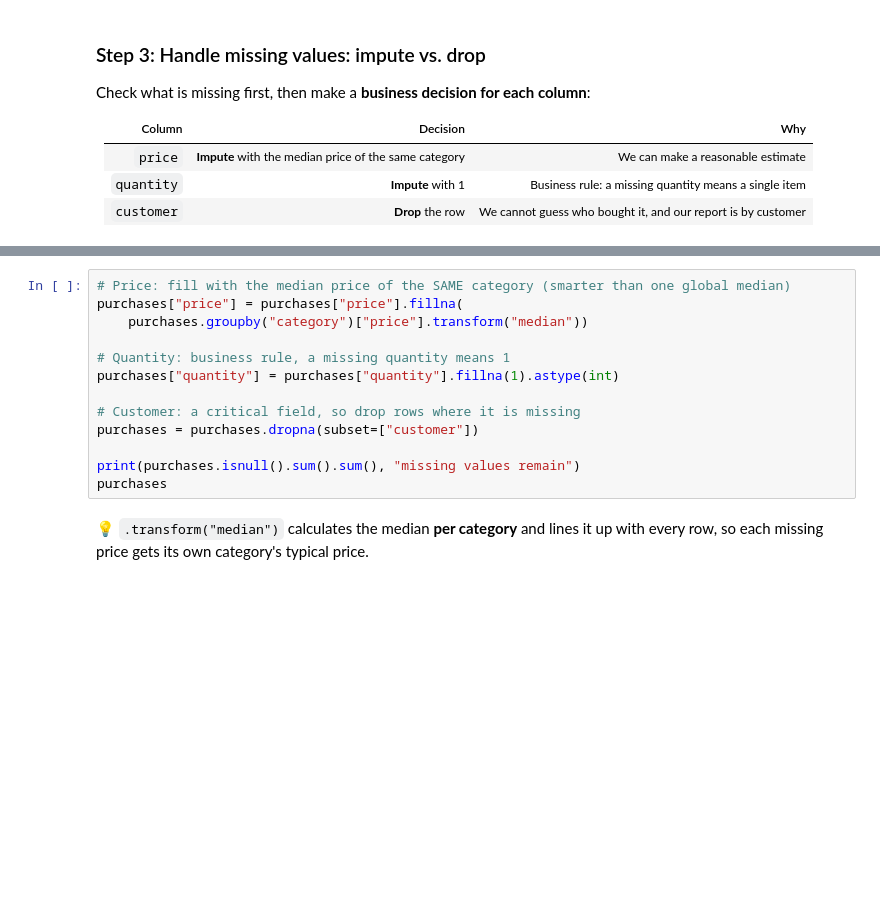
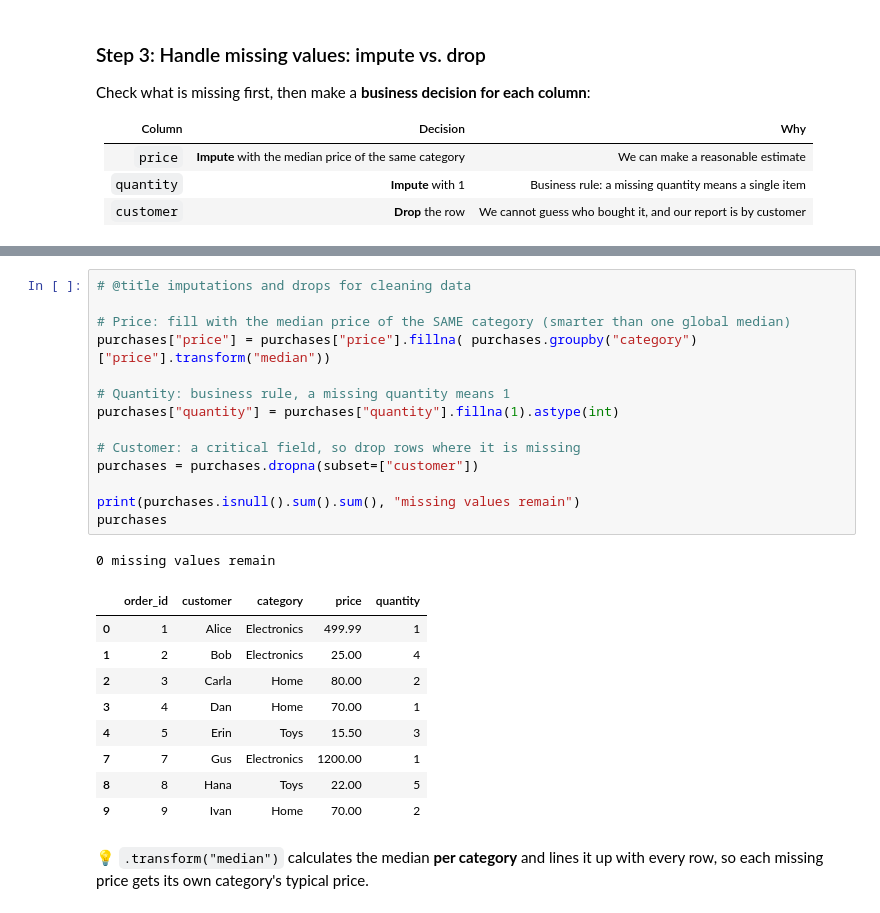
Before and after one commit to profhamilton3/DataAnalytics, a Jupyter notebook: session_6_pandas_data_wrangling.ipynb, the cells around one changed output, grey strips where cells are left out. Saved outputs shown, nothing was run; the diff lists cells and outputs as text; blank space fills up the shorter version.

```diff
--- a/session_6_pandas_data_wrangling.ipynb
+++ b/session_6_pandas_data_wrangling.ipynb
@@ -81,16 +129,28 @@ purchases.isnull().sum()
 # %%
+# @title imputations and drops for cleaning data
+
 # Price: fill with the median price of the SAME category (smarter than one global median)
-purchases["price"] = purchases["price"].fillna(
-    purchases.groupby("category")["price"].transform("median"))
+purchases["price"] = purchases["price"].fillna( purchases.groupby("category")["price"].transform("median"))
 
 # Quantity: business rule, a missing quantity means 1
 purchases["quantity"] = purchases["quantity"].fillna(1).astype(int)
 
 # Customer: a critical field, so drop rows where it is missing
 purchases = purchases.dropna(subset=["customer"])
 
 print(purchases.isnull().sum().sum(), "missing values remain")
 purchases
+# %% [output]
+0 missing values remain
+|  | order_id | customer | category | price | quantity |
+| 0 | 1 | Alice | Electronics | 499.99 | 1 |
+| 1 | 2 | Bob | Electronics | 25.00 | 4 |
+| 2 | 3 | Carla | Home | 80.00 | 2 |
+| 3 | 4 | Dan | Home | 70.00 | 1 |
+| 4 | 5 | Erin | Toys | 15.50 | 3 |
+| 7 | 7 | Gus | Electronics | 1200.00 | 1 |
+| 8 | 8 | Hana | Toys | 22.00 | 5 |
+| 9 | 9 | Ivan | Home | 70.00 | 2 |
 # %% [markdown]
 💡 `.transform("median")` calculates the median **per category** and lines it up with every row, so each missing price gets its own category's typical price.
 # %% [markdown]
```
Also changed, not shown: parts of 24 cells of this notebook.
